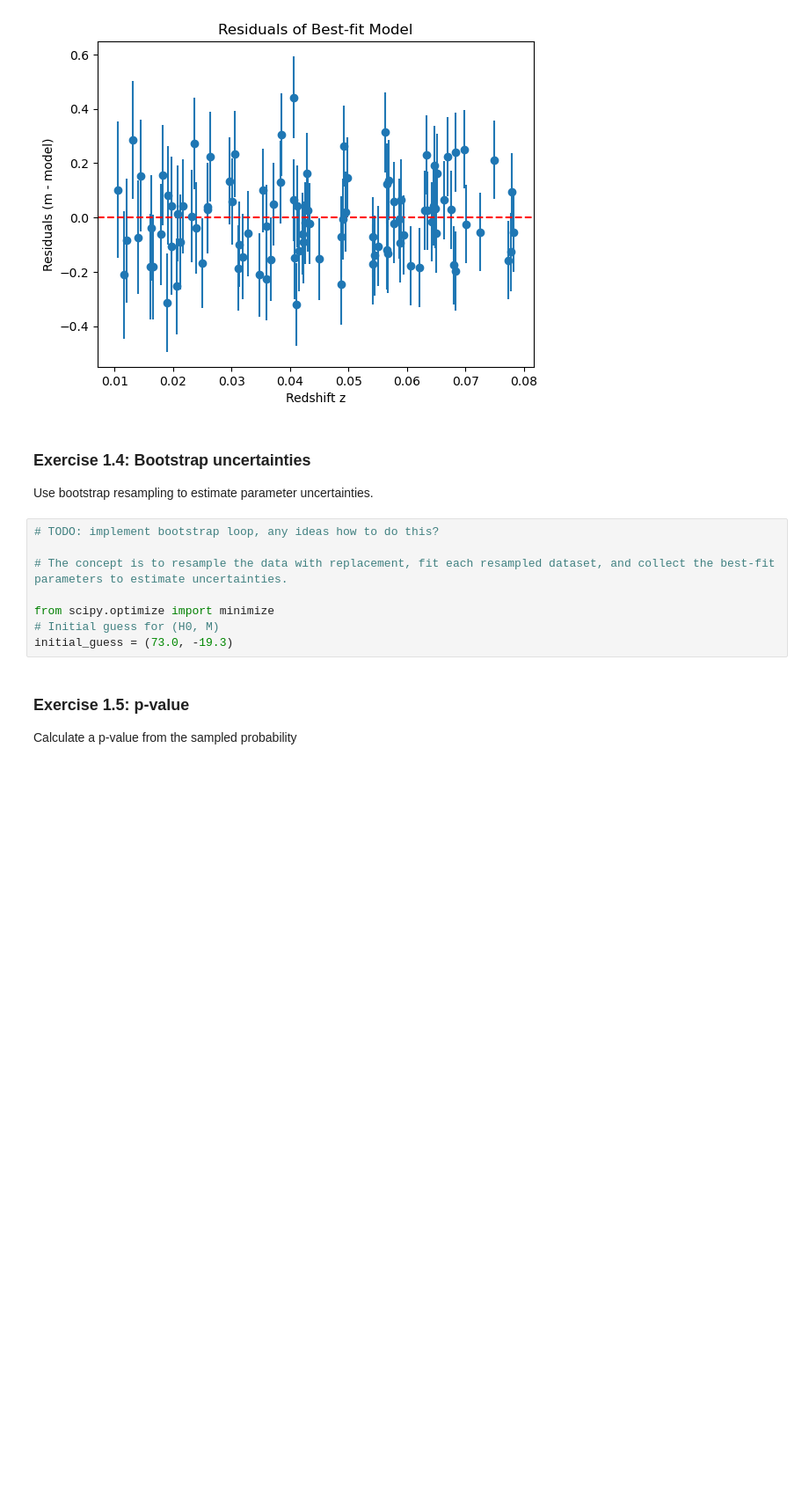
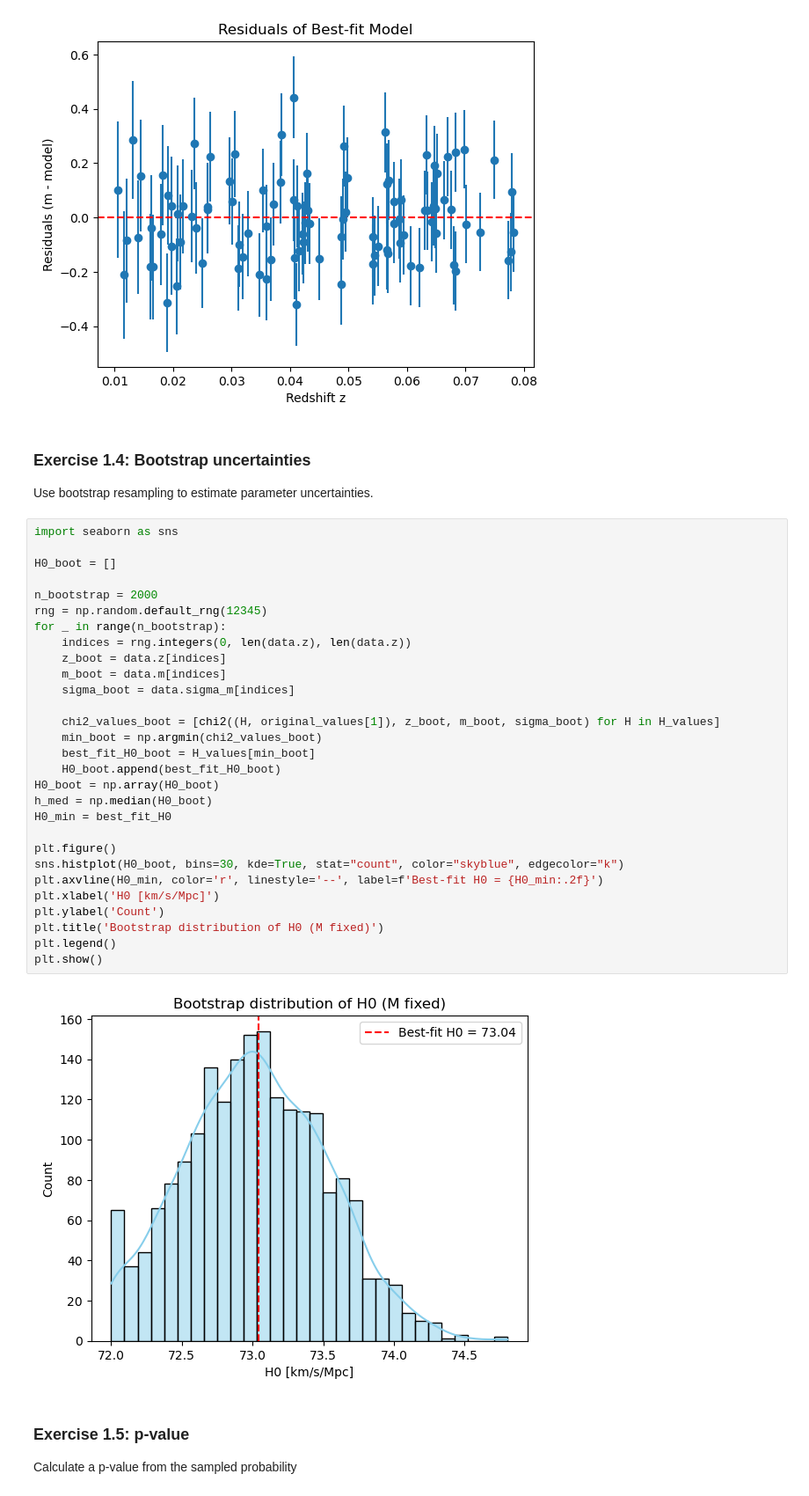
Before and after one commit to MaxRonce/EUCLIDStats4Cosmology, a Jupyter notebook: exercises/BasicCosmoStats_on_H0_exercise.ipynb, the cells around one changed output. Shown at 88% size. Cells and saved outputs as stored; diff of their text form; blank space fills up the shorter version.

Commit message:
End of 2nd TD, still need to fix scaling factor and curves

```diff
--- a/exercises/BasicCosmoStats_on_H0_exercise.ipynb
+++ b/exercises/BasicCosmoStats_on_H0_exercise.ipynb
@@ -213,13 +213,36 @@ plt.show()
 ### Exercise 1.4: Bootstrap uncertainties
 Use bootstrap resampling to estimate parameter uncertainties.
 # %%
-# TODO: implement bootstrap loop, any ideas how to do this?
+import seaborn as sns
 
-# The concept is to resample the data with replacement, fit each resampled dataset, and collect the best-fit parameters to estimate uncertainties.
+H0_boot = []
 
-from scipy.optimize import minimize
-# Initial guess for (H0, M)
-initial_guess = (73.0, -19.3)
+n_bootstrap = 2000
+rng = np.random.default_rng(12345)
+for _ in range(n_bootstrap):
+    indices = rng.integers(0, len(data.z), len(data.z))
+    z_boot = data.z[indices]
+    m_boot = data.m[indices]
+    sigma_boot = data.sigma_m[indices]
+
+    chi2_values_boot = [chi2((H, original_values[1]), z_boot, m_boot, sigma_boot) for H in H_values]
+    min_boot = np.argmin(chi2_values_boot)
+    best_fit_H0_boot = H_values[min_boot]
+    H0_boot.append(best_fit_H0_boot)
+H0_boot = np.array(H0_boot)
+h_med = np.median(H0_boot)
+H0_min = best_fit_H0
+
+plt.figure()
+sns.histplot(H0_boot, bins=30, kde=True, stat="count", color="skyblue", edgecolor="k")
+plt.axvline(H0_min, color='r', linestyle='--', label=f'Best-fit H0 = {H0_min:.2f}')
+plt.xlabel('H0 [km/s/Mpc]')
+plt.ylabel('Count')
+plt.title('Bootstrap distribution of H0 (M fixed)')
+plt.legend()
+plt.show()
+# %% [output]
+[figure, added]
 # %% [markdown]
 ### Exercise 1.5: p-value
 Calculate a p-value from the sampled probability
```
Also changed, not shown: parts of 10 cells of this notebook.
